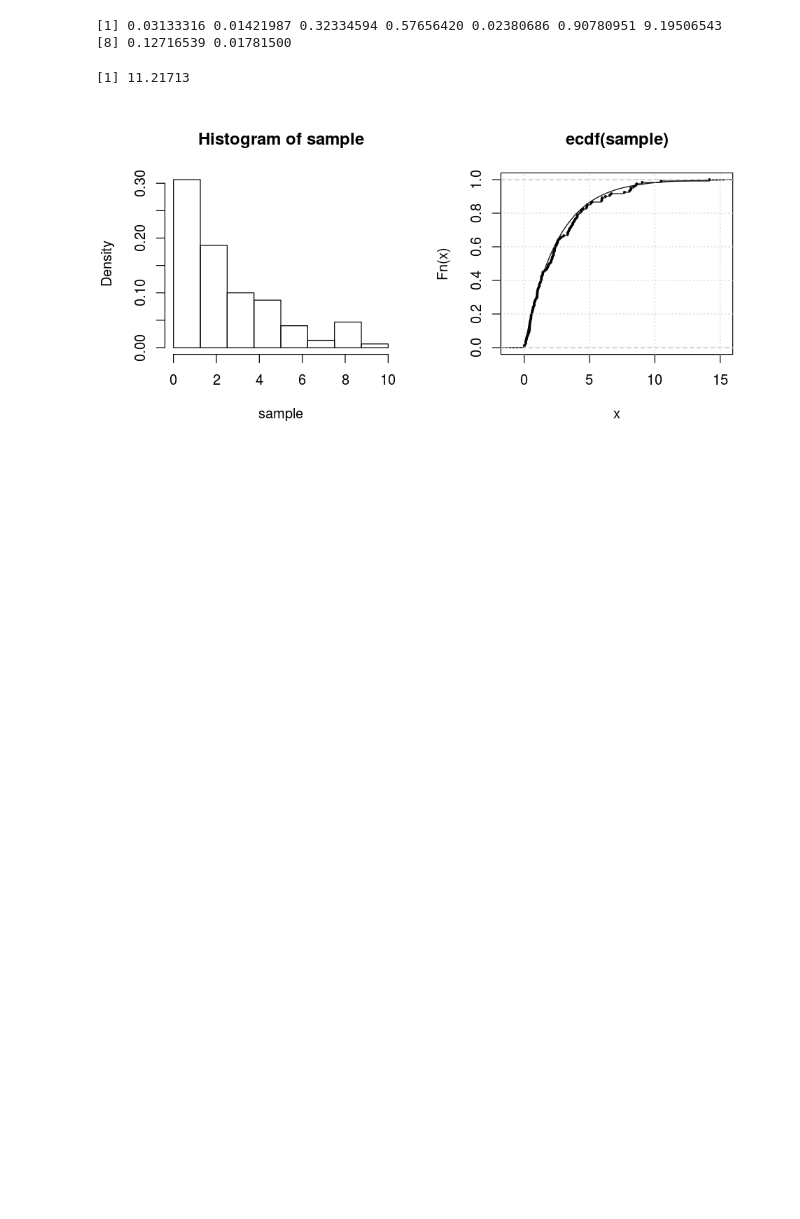
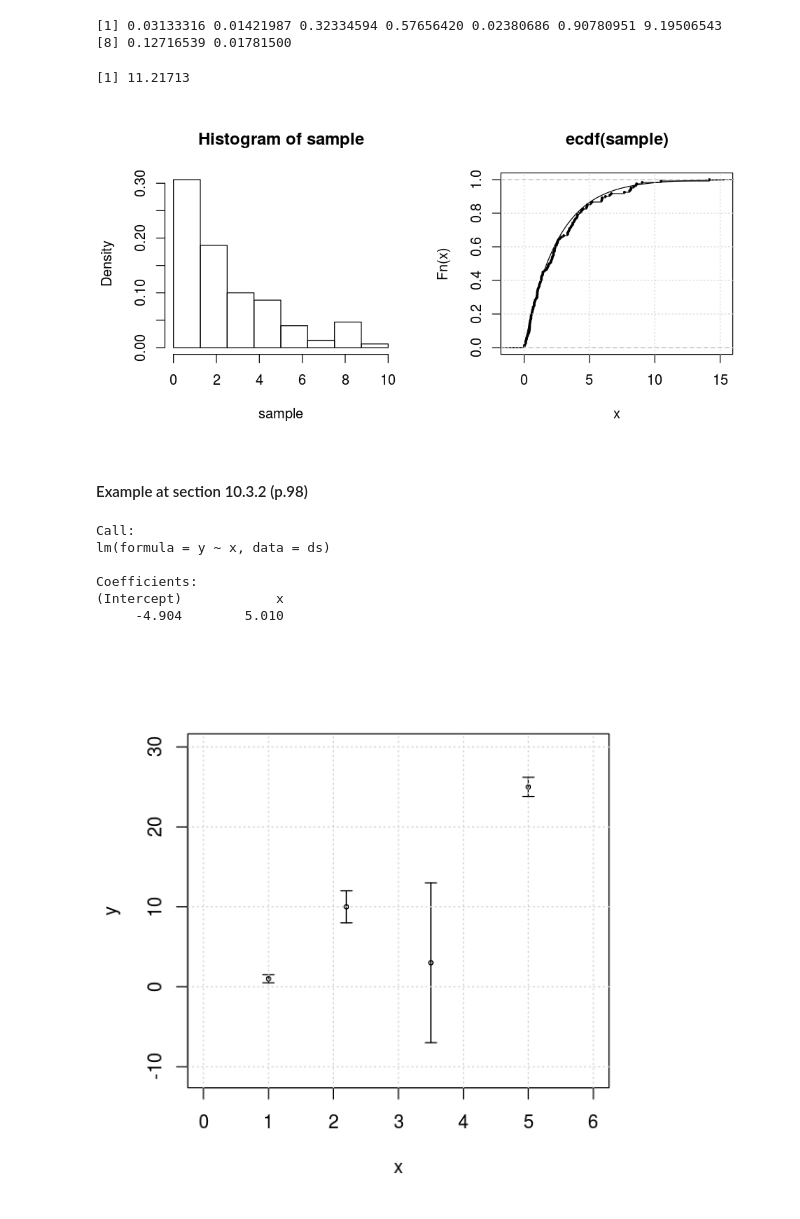
Before and after one commit to ebusato/jupyter_R, a Jupyter notebook: ExercicesFromBClementsBook.ipynb, the cells around one changed output. Cells and saved outputs as stored; diff of their text form; code cells hidden in the pictures; blank space fills up the shorter version.

```diff
--- a/ExercicesFromBClementsBook.ipynb
+++ b/ExercicesFromBClementsBook.ipynb
@@ -241,3 +241,28 @@ grid()
 [8] 0.12716539 0.01781500
 [1] 11.21713
 [figure]
+# %% [markdown]
+#### Example at section 10.3.2 (p.98)
+# %%
+x = c(1, 2.2, 3.5, 5)
+y = c(1, 10, 3, 25)
+dy = c(0.5, 2, 10, 1.2)
+
+options(repr.plot.width=5, repr.plot.height=5)
+plot(x, y, ylim=c(-11, 30), xlim=c(0, 6), cex=0.5)
+arrows(x, y-dy, x, y+dy, angle=90, code=3, length=0.05)
+grid()
+
+ds <- data.frame(x = x, y = y, dy = dy)
+
+# Linear regression
+model = lm(y~x, data=ds)
+model
+# %% [output]
+Call:
+lm(formula = y ~ x, data = ds)
+
+Coefficients:
+(Intercept)            x
+     -4.904        5.010
+[figure, added]
```
Also changed, not shown: parts of 1 cell of this notebook, 1 other file.
